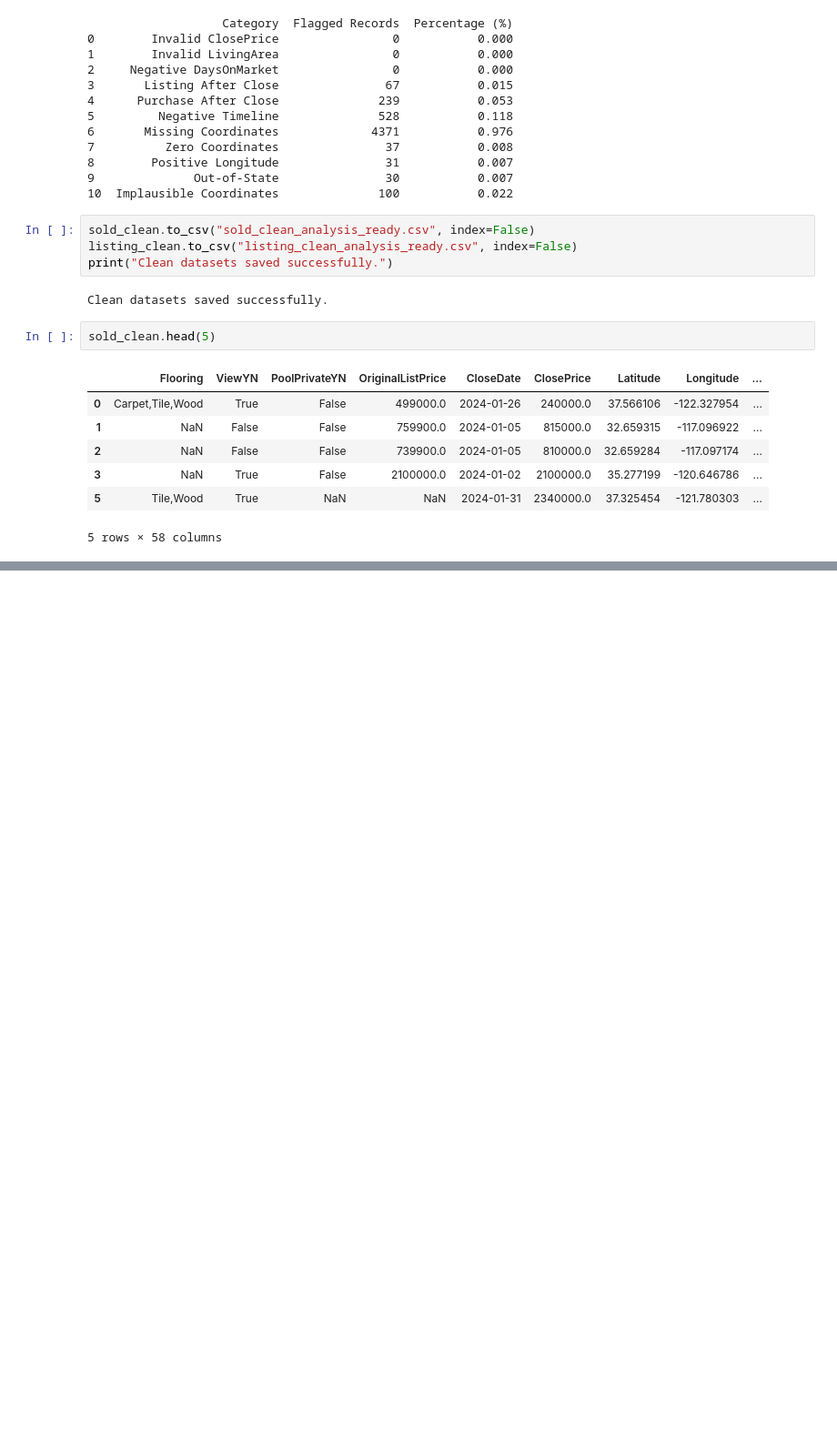
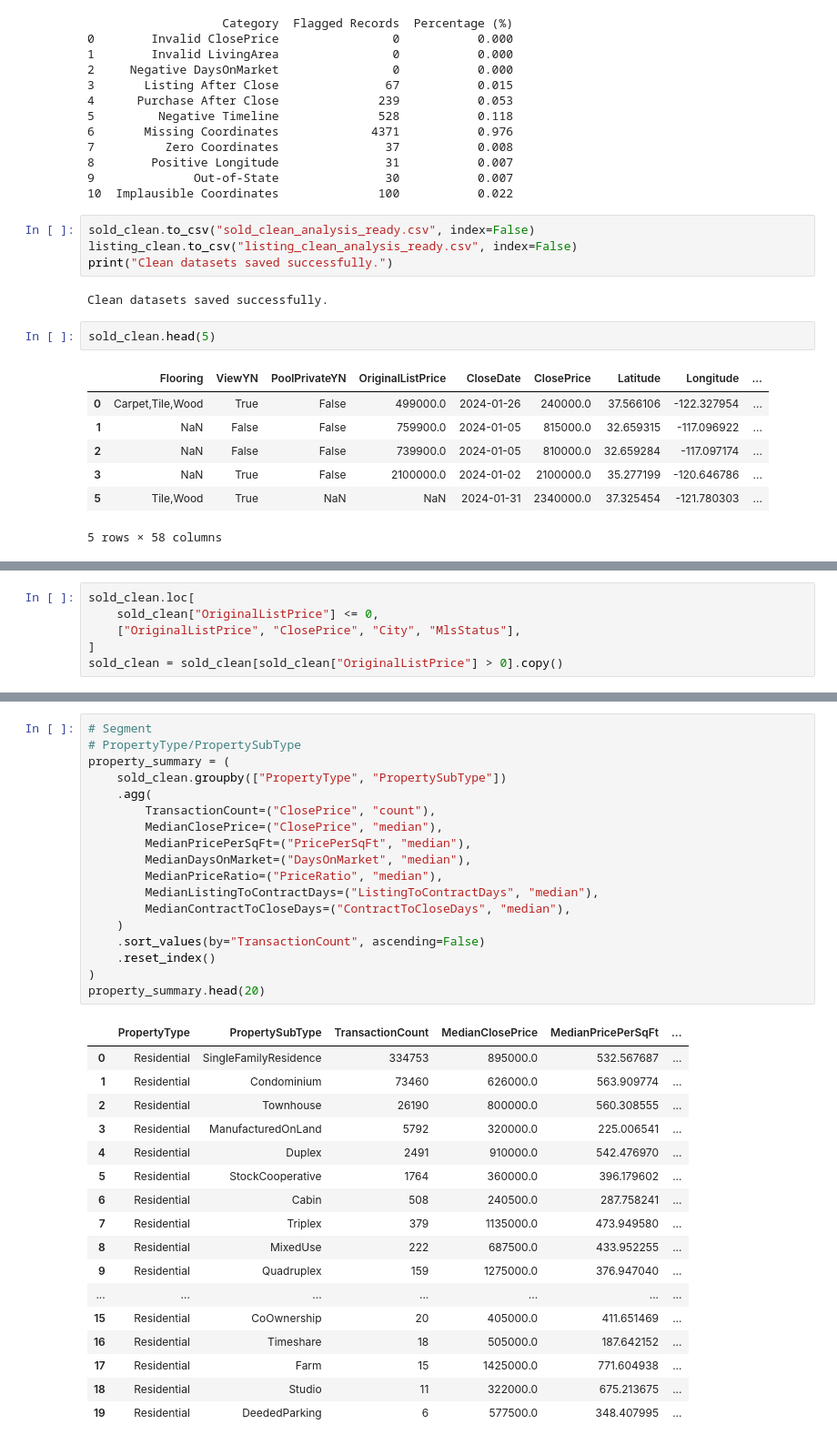
Before and after one commit to rsm-hstseng/IDXExchange-summer-da49, a Jupyter notebook: EDA.ipynb, the cells around one changed output, grey strips where cells are left out. Shown at 91% size. Cells and saved outputs as stored; diff of their text form; blank space fills up the shorter version.

```diff
--- a/EDA.ipynb
+++ b/EDA.ipynb
@@ -1699,0 +2033,6 @@ sold_clean.head(5)
+# %%
+sold_clean.loc[
+    sold_clean["OriginalListPrice"] <= 0,
+    ["OriginalListPrice", "ClosePrice", "City", "MlsStatus"],
+]
+sold_clean = sold_clean[sold_clean["OriginalListPrice"] > 0].copy()
@@ -1699,0 +2127,36 @@ sold_clean.head(5)
+# %%
+# Segment
+# PropertyType/PropertySubType
+property_summary = (
+    sold_clean.groupby(["PropertyType", "PropertySubType"])
+    .agg(
+        TransactionCount=("ClosePrice", "count"),
+        MedianClosePrice=("ClosePrice", "median"),
+        MedianPricePerSqFt=("PricePerSqFt", "median"),
+        MedianDaysOnMarket=("DaysOnMarket", "median"),
+        MedianPriceRatio=("PriceRatio", "median"),
+        MedianListingToContractDays=("ListingToContractDays", "median"),
+        MedianContractToCloseDays=("ContractToCloseDays", "median"),
+    )
+    .sort_values(by="TransactionCount", ascending=False)
+    .reset_index()
+)
+property_summary.head(20)
+# %% [output]
+|  | PropertyType | PropertySubType | TransactionCount | MedianClosePrice | MedianPricePerSqFt | ... |
+| 0 | Residential | SingleFamilyResidence | 334753 | 895000.0 | 532.567687 | ... |
+| 1 | Residential | Condominium | 73460 | 626000.0 | 563.909774 | ... |
+| 2 | Residential | Townhouse | 26190 | 800000.0 | 560.308555 | ... |
+| 3 | Residential | ManufacturedOnLand | 5792 | 320000.0 | 225.006541 | ... |
+| 4 | Residential | Duplex | 2491 | 910000.0 | 542.476970 | ... |
+| 5 | Residential | StockCooperative | 1764 | 360000.0 | 396.179602 | ... |
+| 6 | Residential | Cabin | 508 | 240500.0 | 287.758241 | ... |
+| 7 | Residential | Triplex | 379 | 1135000.0 | 473.949580 | ... |
+| 8 | Residential | MixedUse | 222 | 687500.0 | 433.952255 | ... |
+| 9 | Residential | Quadruplex | 159 | 1275000.0 | 376.947040 | ... |
+| ... | ... | ... | ... | ... | ... | ... |
+| 15 | Residential | CoOwnership | 20 | 405000.0 | 411.651469 | ... |
+| 16 | Residential | Timeshare | 18 | 505000.0 | 187.642152 | ... |
+| 17 | Residential | Farm | 15 | 1425000.0 | 771.604938 | ... |
+| 18 | Residential | Studio | 11 | 322000.0 | 675.213675 | ... |
+| 19 | Residential | DeededParking | 6 | 577500.0 | 348.407995 | ... |
```
Also changed, not shown: parts of 29 cells of this notebook.
